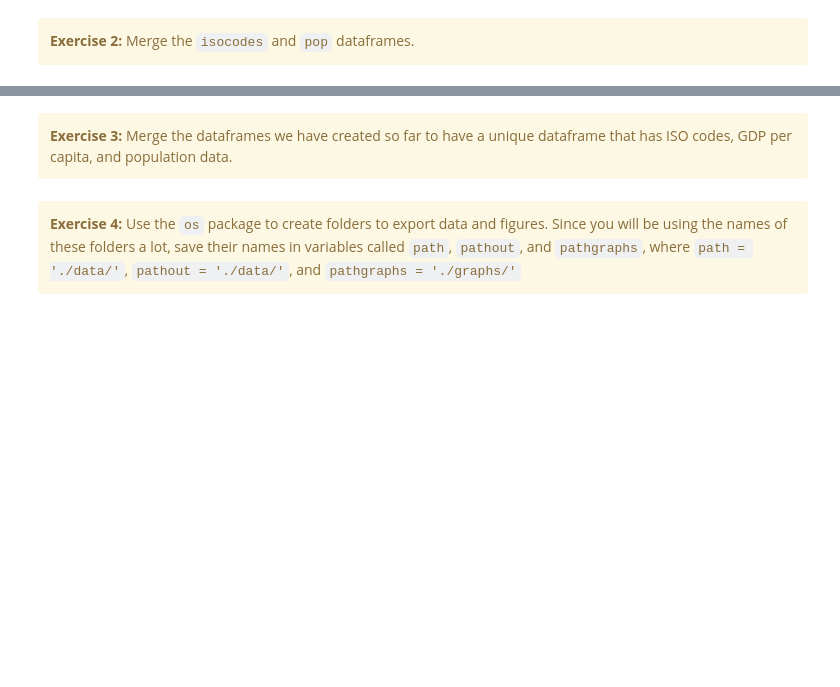
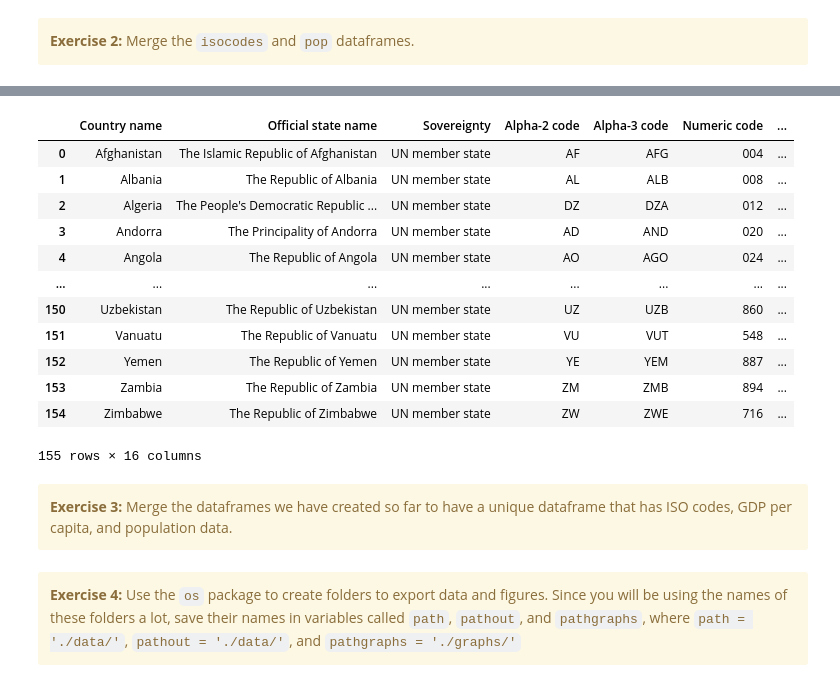
Before and after one commit to GavinM13/EconGrowthUG-Notebooks, a Jupyter notebook: Intro-Data-Analysis-Pandas.ipynb, the cells around one changed output, grey strips where cells are left out. Saved outputs shown, nothing was run; the diff lists cells and outputs as text; code cells hidden in the pictures; blank space fills up the shorter version.

```diff
--- a/Intro-Data-Analysis-Pandas.ipynb
+++ b/Intro-Data-Analysis-Pandas.ipynb
@@ -967,0 +982,3 @@ df
+# %%
+pop = pd.read_html(url, encoding='utf-8')[0]
+pop
@@ -967,0 +999,4 @@ df
+# %%
+pop.columns = ['Country/Territory', 'UN Region', 'UN Statistical subregion', 'population 2018',
+                      'population 2019','Change']
+pop.head()
@@ -967,0 +1010,5 @@ df
+# %%
+pop['country_name'] = pop['Country/Territory']
+pop.loc[pop['Country/Territory'].str.find('[')!=-1, 'country_name'] = pop.loc[pop['Country/Territory'].str.find('[')!=-1, 'Country/Territory'].apply(lambda x: x[:x.find('[')])
+pop.loc[pop['Country/Territory'].str.find('(')!=-1, 'country_name'] = pop.loc[pop['Country/Territory'].str.find('(')!=-1, 'Country/Territory'].apply(lambda x: x[:x.find('(')])
+pop.head()
@@ -969,3 +1034,13 @@ df
 <div class="alert alert-block alert-warning">
 <b>Exercise 2:</b> Merge the <code>isocodes</code> and <code>pop</code> dataframes.
 </div>
+# %%
+url = 'https://en.wikipedia.org/wiki/List_of_ISO_3166_country_codes'
+isocodes = pd.read_html(url, encoding='utf-8')[0]
+isocodes = isocodes.droplevel(0, axis=1)
+mycols = isocodes.columns
+mycols = [c[:c.find('[')] for c in mycols]
+isocodes.columns = mycols
+isocodes['Alpha-2 code original'] = isocodes['Alpha-2 code']
+isocodes['Alpha-2 code'] = isocodes['Subdivision code links'].apply(lambda x: x[x.find(':')+1:])
+isocodes.head()
@@ -972,3 +1054,20 @@ df
+# %%
+pop_merged = isocodes.merge(pop, left_on='Country name', right_on='country_name')
+pop_merged
+# %% [output]
+|  | Country name | Official state name | Sovereignty | Alpha-2 code | Alpha-3 code | Numeric code | ... |
+| 0 | Afghanistan | The Islamic Republic of Afghanistan | UN member state | AF | AFG | 004 | ... |
+| 1 | Albania | The Republic of Albania | UN member state | AL | ALB | 008 | ... |
+| 2 | Algeria | The People's Democratic Republic ... | UN member state | DZ | DZA | 012 | ... |
+| 3 | Andorra | The Principality of Andorra | UN member state | AD | AND | 020 | ... |
+| 4 | Angola | The Republic of Angola | UN member state | AO | AGO | 024 | ... |
+| ... | ... | ... | ... | ... | ... | ... | ... |
+| 150 | Uzbekistan | The Republic of Uzbekistan | UN member state | UZ | UZB | 860 | ... |
+| 151 | Vanuatu | The Republic of Vanuatu | UN member state | VU | VUT | 548 | ... |
+| 152 | Yemen | The Republic of Yemen | UN member state | YE | YEM | 887 | ... |
+| 153 | Zambia | The Republic of Zambia | UN member state | ZM | ZMB | 894 | ... |
+| 154 | Zimbabwe | The Republic of Zimbabwe | UN member state | ZW | ZWE | 716 | ... |
+155 rows × 16 columns
 # %% [markdown]
 <div class="alert alert-block alert-warning">
 <b>Exercise 3:</b> Merge the dataframes we have created so far to have a unique dataframe that has ISO codes, GDP per capita, and population data.
```
Also changed, not shown: parts of 7 cells of this notebook.
